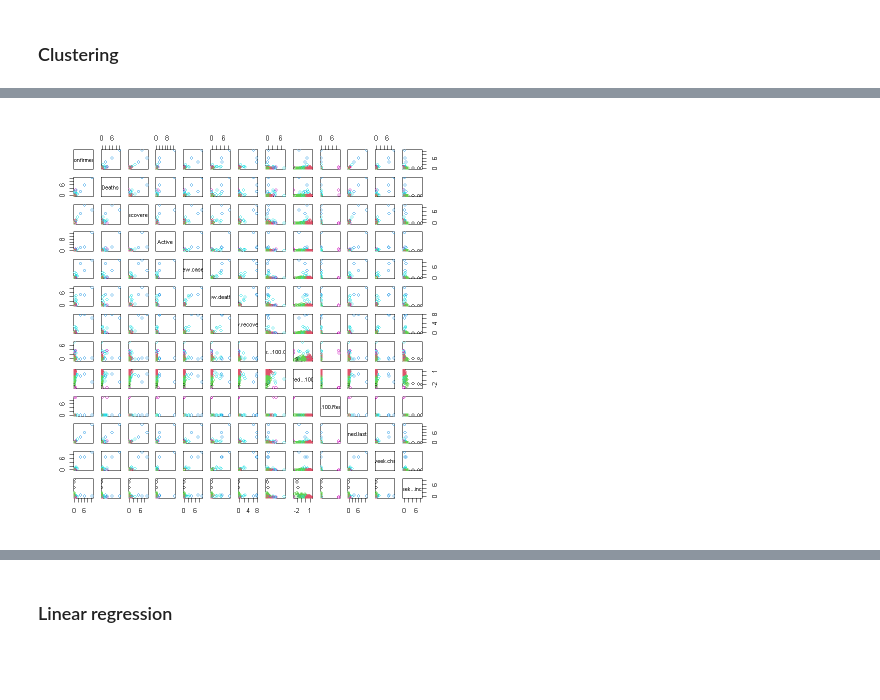
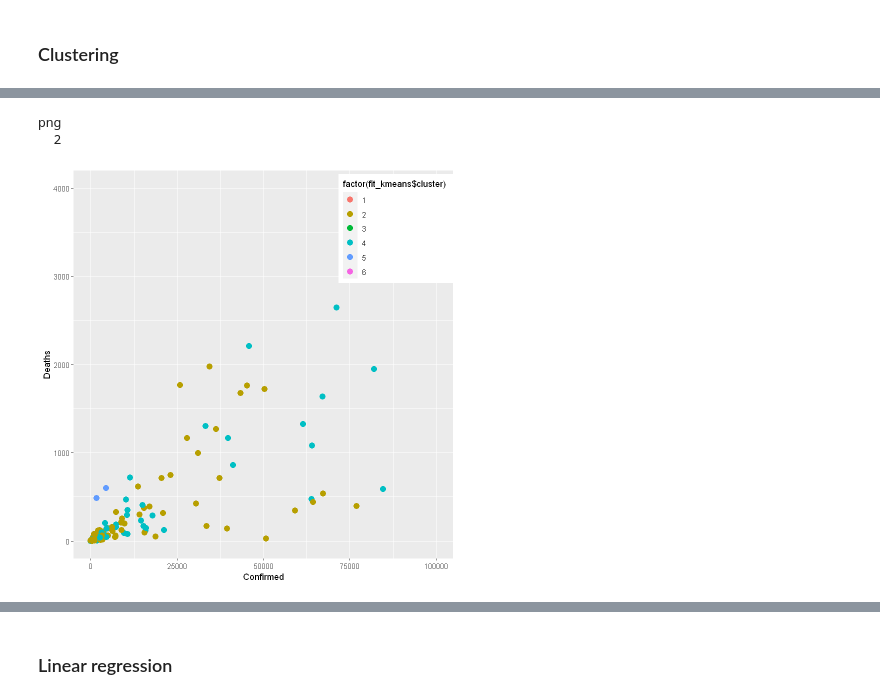
Before and after one commit to Giovo17/covid-country-analysis, a Jupyter notebook: covid-country-analysis.ipynb, the cells around one changed output, grey strips where cells are left out. Cells and saved outputs as stored; diff of their text form; code cells hidden in the pictures; blank space fills up the shorter version.

```diff
--- a/covid-country-analysis.ipynb
+++ b/covid-country-analysis.ipynb
@@ -1654,4 +1680,17 @@ table(df$WHO.Region, fit_kmeans$cluster)
-# %%
-pairs(df_scaled, col=c(1:k)[fit_kmeans$cluster])
-# %% [output]
-[figure, removed]
+# %%
+ggplot(df, aes(x=Confirmed, y=Deaths, color=factor(fit_kmeans$cluster))) +
+    geom_point(size=3) +
+    xlim(0,100000) +
+    ylim(0,4000) +
+    theme(legend.position = c(0.85, 0.85))
+
+png(filename = "img/Scatter_confirmed_vs_deaths_cluster.png", units="in", width=5, height=5, res=300)
+
+ggplot(df, aes(x=Confirmed, y=Deaths, color=factor(fit_kmeans$cluster))) +
+    geom_point(size=3) +
+    xlim(0,100000) +
+    ylim(0,4000) +
+    theme(legend.position = c(0.85, 0.85))
+
+dev.off()
+# %% [output]
@@ -1657,0 +1701,3 @@ pairs(df_scaled, col=c(1:k)[fit_kmeans$cluster])
+png
+  2
+[figure, added]
```
Also changed, not shown: parts of 108 cells of this notebook, 7 other files.
